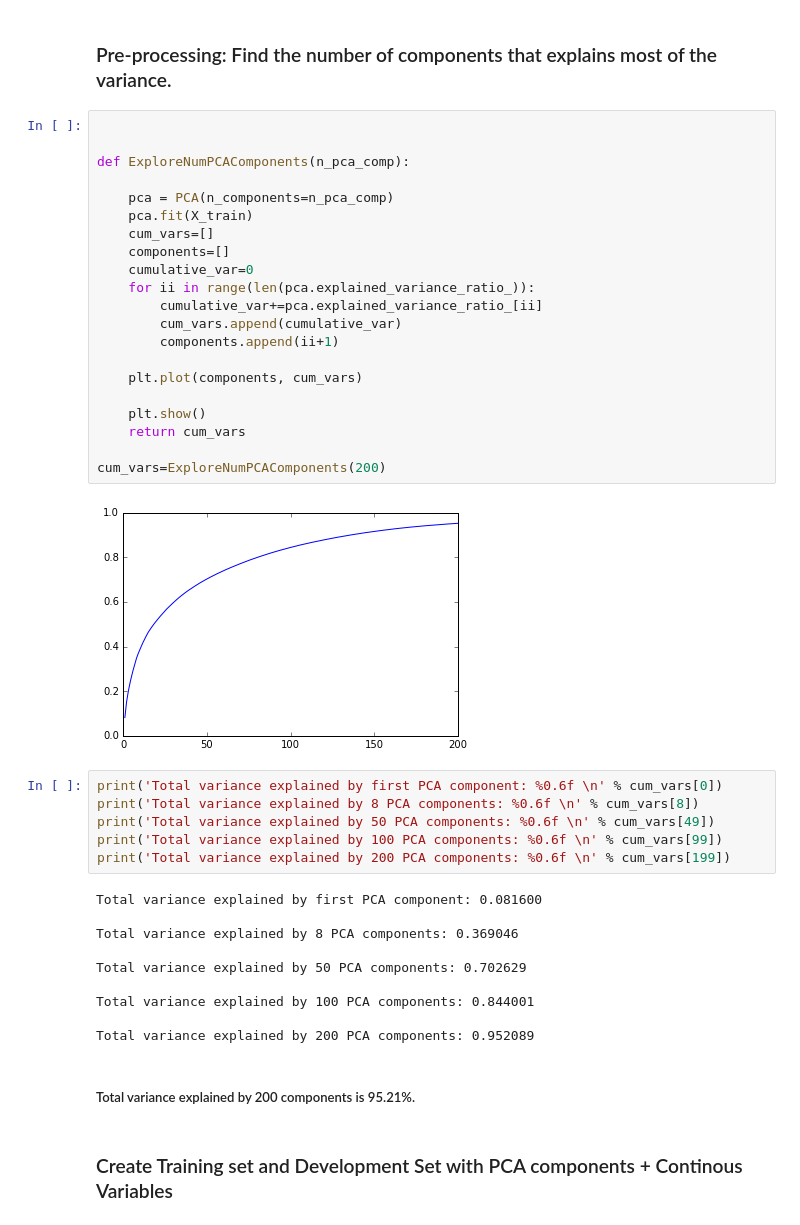
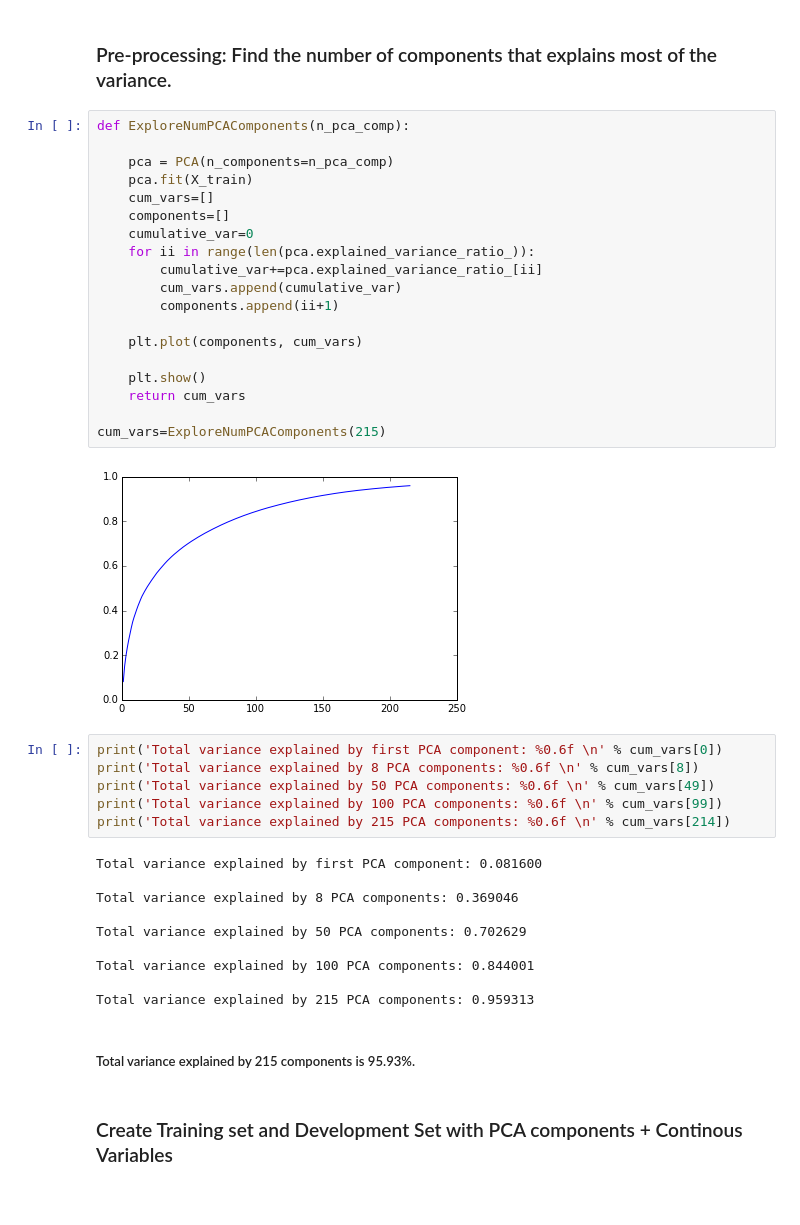
Before and after one commit to jtpdowns/AllstateChallenge, a Jupyter notebook: Allstate - Regression.ipynb, the cells around one changed output. Drawn from its saved outputs; the diff is of its cells as text.

```diff
--- a/Allstate - Regression.ipynb
+++ b/Allstate - Regression.ipynb
@@ -315,34 +315,32 @@ Create a model for regression that uses PCA components for dummy variables + con
 # %% [markdown]
 ### Pre-processing: Find the number of components that explains most of the variance.
 # %%
-
-
 def ExploreNumPCAComponents(n_pca_comp):
 
     pca = PCA(n_components=n_pca_comp)
     pca.fit(X_train)
     cum_vars=[]
     components=[]
     cumulative_var=0
     for ii in range(len(pca.explained_variance_ratio_)):
         cumulative_var+=pca.explained_variance_ratio_[ii]
         cum_vars.append(cumulative_var)
         components.append(ii+1)
 
     plt.plot(components, cum_vars)
 
     plt.show()
     return cum_vars
 
-cum_vars=ExploreNumPCAComponents(200)
+cum_vars=ExploreNumPCAComponents(215)
 # %% [output]
-[figure, old version]
+[figure, new version]
 # %%
 print('Total variance explained by first PCA component: %0.6f \n' % cum_vars[0])
 print('Total variance explained by 8 PCA components: %0.6f \n' % cum_vars[8])
 print('Total variance explained by 50 PCA components: %0.6f \n' % cum_vars[49])
 print('Total variance explained by 100 PCA components: %0.6f \n' % cum_vars[99])
-print('Total variance explained by 200 PCA components: %0.6f \n' % cum_vars[199])
+print('Total variance explained by 215 PCA components: %0.6f \n' % cum_vars[214])
 # %% [output]
 Total variance explained by first PCA component: 0.081600
 
@@ -352,9 +350,9 @@ Total variance explained by 50 PCA components: 0.702629
 
 Total variance explained by 100 PCA components: 0.844001
 
-Total variance explained by 200 PCA components: 0.952089
+Total variance explained by 215 PCA components: 0.959313
 # %% [markdown]
-##### Total variance explained by 200 components is 95.21%.
+##### Total variance explained by 215 components is 95.93%.
 # %% [markdown]
 ### Create Training set and Development Set with PCA components + Continous Variables
 # %% [markdown]
```
Also changed, not shown: parts of 9 cells of this notebook.
